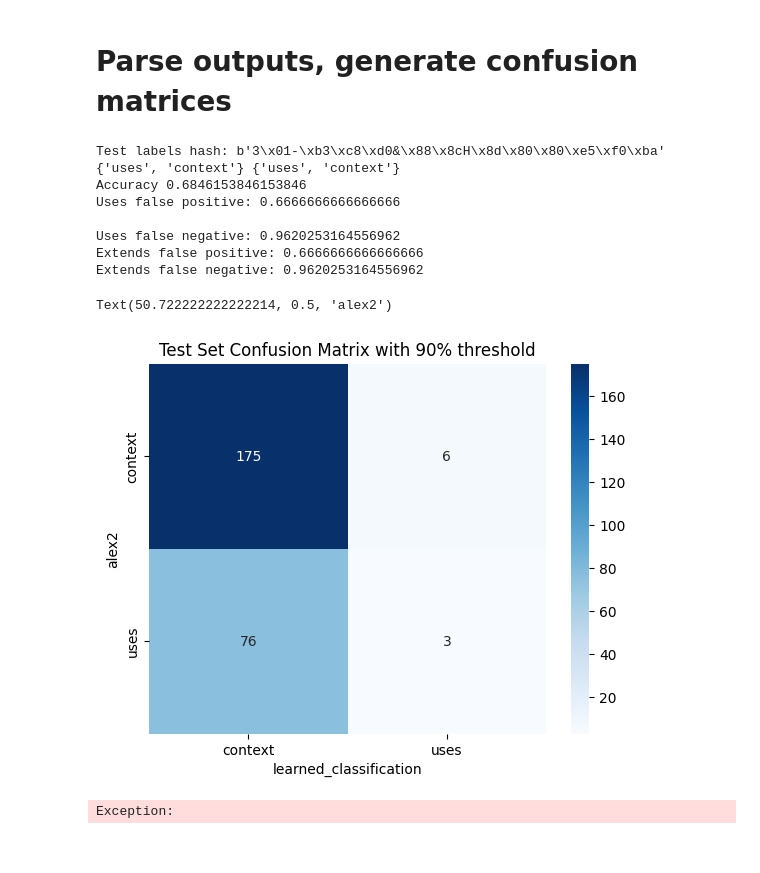
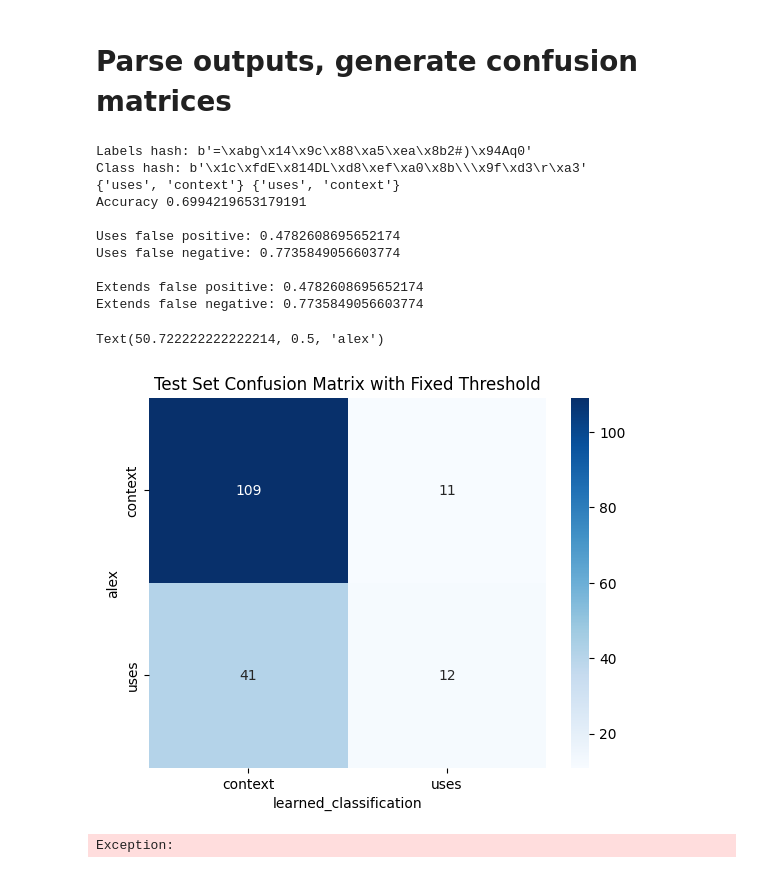
Before and after one commit to atrisovic/paper_analysis_toolkit, a Jupyter notebook: notebooks/matrix_improvements/confusion_matrix_chatgpt.ipynb, the cells around one changed output. Cells and saved outputs as stored; diff of their text form; code cells hidden in the pictures.

```diff
--- a/notebooks/matrix_improvements/confusion_matrix_chatgpt.ipynb
+++ b/notebooks/matrix_improvements/confusion_matrix_chatgpt.ipynb
@@ -33,11 +35,14 @@ seed = 42 #np.random.randint(0, 100)
 # %% [markdown]
 # Load existing results
 # %%
-lazy_copy = 'uniform_base_sample_ollama_prompt_2024-07-23 21/53/00'
 
 other_path = f'~/Desktop/2. FutureTech/uniform_sample/results/{lazy_copy.replace('/',':')}.csv'
 
 df = pd.read_csv(other_path)
+df = df.sort_values(by = 'multisentence').reset_index(drop = True)
+
+df = df.sample(frac=1, random_state = seed)
+
 
 print(len(df))
 df.head()
@@ -108,50 +112,55 @@ for idx, row in df.iterrows():
         print(row['gpt-vector'])
         print("\n")
 # %%
-y_label, x_label = 'alex2', 'learned_classification'
+y_label, x_label = 'alex', 'learned_classification'
 # %%
-split = floor(.5 * len(df))
-true = df[y_label][split:]
-pred = df[x_label][split:]
+split = floor(2/3 * len(df))
+test_mode = True
 
-print(f"Test labels hash: {hash_dataframe(list(true))}")
+true = df[y_label][split:] if test_mode else df[y_label][:split]
+pred = df[x_label][split:] if test_mode else df[x_label][:split]
+
+print(f"Labels hash: {hash_dataframe(list(true))}")
+print(f"Class hash: {hash_dataframe(list(pred))}")
 
 
 true, pred = list(map(mapping, true)), list(map(mapping, pred))
 
 
 
 cm = confusion_matrix(true, pred)
 print(set(true), set(pred))
 labels = sorted(list({mapping(item) for item in ['background', 'extends', 'uses']}))
 
 diagonal = cm * np.identity(len(labels))
 false_positives = (cm - diagonal).sum(axis = 0)/cm.sum(axis = 0)
 false_negatives = (cm - diagonal).sum(axis = 1)/cm.sum(axis = 1)
 accuracy = diagonal.sum() / cm.sum()
 
-print(f"Accuracy {accuracy}")
-print(f"Uses false positive: {false_positives[-1]}\n")
-print(f"Uses false negative: {false_negatives[-1]}")
+print(f"Accuracy {accuracy}\n")
+print(f"Uses false positive: {false_positives[-1]}")
+print(f"Uses false negative: {false_negatives[-1]}\n")
 print(f"Extends false positive: {false_positives[1]}")
 print(f"Extends false negative: {false_negatives[1]}")
 
 
 sns.heatmap(cm, annot=True, fmt='d', cmap='Blues', xticklabels=labels, yticklabels=labels)
-plt.title("Test Set Confusion Matrix with 90% threshold")
+plt.title("Test Set Confusion Matrix with Fixed Threshold")
 plt.xlabel(x_label)
 plt.ylabel(y_label)
 # %% [output]
-Test labels hash: b'3\x01-\xb3\xc8\xd0&\x88\x8cH\x8d\x80\x80\xe5\xf0\xba'
+Labels hash: b'=\xabg\x14\x9c\x88\xa5\xea\x8b2#)\x94Aq0'
+Class hash: b'\x1c\xfdE\x814DL\xd8\xef\xa0\x8b\\\x9f\xd3\r\xa3'
 {'uses', 'context'} {'uses', 'context'}
-Accuracy 0.6846153846153846
-Uses false positive: 0.6666666666666666
+Accuracy 0.6994219653179191
 
-Uses false negative: 0.9620253164556962
-Extends false positive: 0.6666666666666666
-Extends false negative: 0.9620253164556962
+Uses false positive: 0.4782608695652174
+Uses false negative: 0.7735849056603774
+
+Extends false positive: 0.4782608695652174
+Extends false negative: 0.7735849056603774
-Text(50.722222222222214, 0.5, 'alex2')
+Text(50.722222222222214, 0.5, 'alex')
-[figure, old version]
+[figure, new version]
 # %%
 raise Exception
 # %% [output]
```
Also changed, not shown: parts of 5 cells of this notebook, 3 other files.
